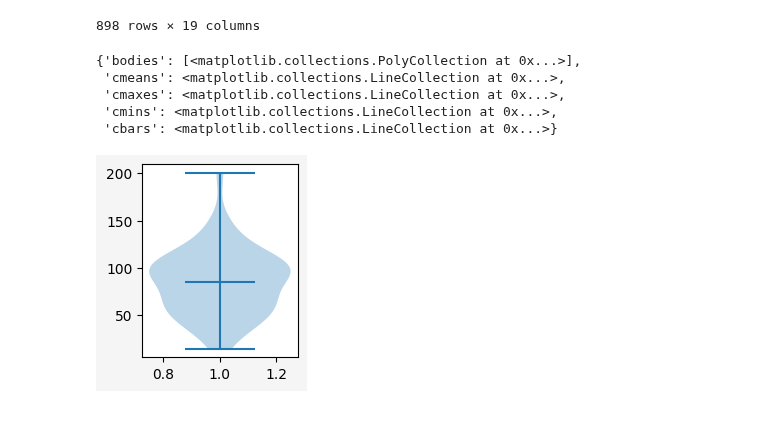
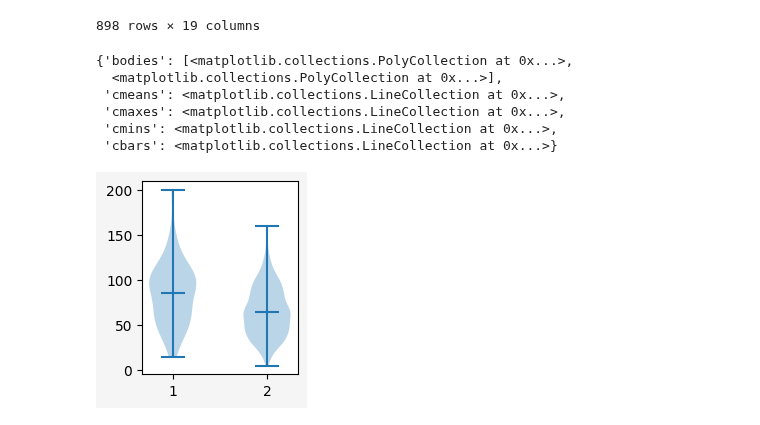
Before and after one commit to NicoleSchwartz/20241505-tutorial-pandas-matplotlib, a Jupyter notebook: tutorial.ipynb, the cells around one changed output. Drawn from its saved outputs; the diff is of its cells as text; code cells hidden in the pictures.

```diff
--- a/tutorial.ipynb
+++ b/tutorial.ipynb
@@ -955,18 +955,22 @@ pokemon
 # %%
 fig, ax = plt.subplots(
     figsize=(2, 2.25),
     facecolor="whitesmoke",
     layout="constrained",
 )
 
 ax.violinplot(
-    pokemon["speed"][ pokemon["primary_type"] == "electric" ],
+    [
+        pokemon["speed"][ pokemon["primary_type"] == "electric" ],
+        pokemon["speed"][ pokemon["primary_type"] != "electric" ],
+    ],
     showmeans=True
 )
 # %% [output]
-{'bodies': [<matplotlib.collections.PolyCollection at 0x...>],
+{'bodies': [<matplotlib.collections.PolyCollection at 0x...>,
+  <matplotlib.collections.PolyCollection at 0x...>],
  'cmeans': <matplotlib.collections.LineCollection at 0x...>,
  'cmaxes': <matplotlib.collections.LineCollection at 0x...>,
  'cmins': <matplotlib.collections.LineCollection at 0x...>,
  'cbars': <matplotlib.collections.LineCollection at 0x...>}
-[figure, old version]
+[figure, new version]
```
